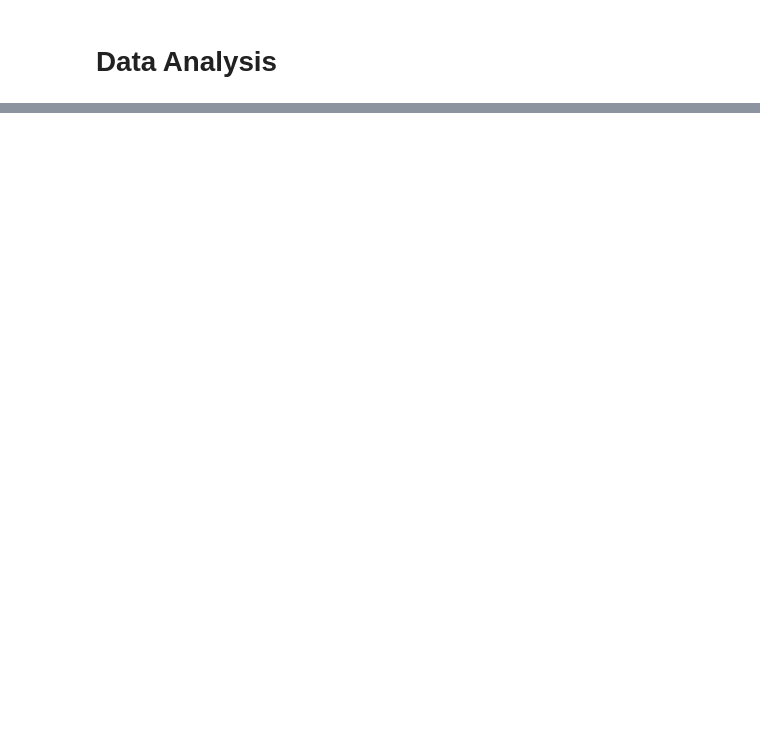
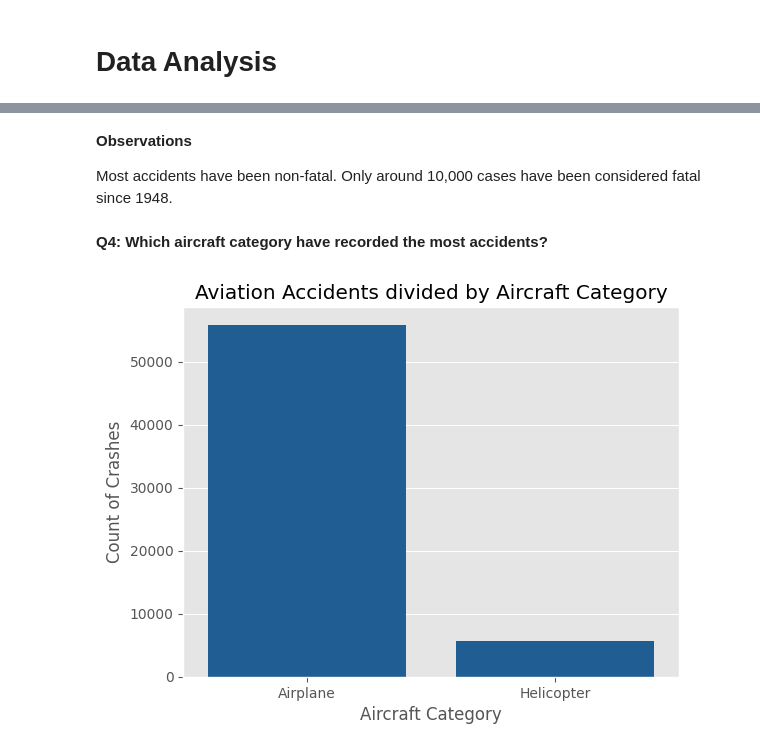
Before and after one commit to M-Nesphory/Aviation_Accident_Project, a Jupyter notebook: notebook.ipynb, the cells around one changed output, grey strips where cells are left out. Drawn from its saved outputs; the diff is of its cells as text; code cells hidden in the pictures; blank space fills up the shorter version.

```diff
--- a/notebook.ipynb
+++ b/notebook.ipynb
@@ -703,0 +750,13 @@ Q: What are the top 5 crashed planes?
+# %% [markdown]
+**Observations**
+
+Most accidents have been non-fatal. Only around 10,000 cases have been considered fatal since 1948.
+# %% [markdown]
+**Q4: Which aircraft category have recorded the most accidents?**
+# %%
+sns.countplot(x = us_accidents['aircraft_category'], color = '#0D5EA6')
+plt.title('Aviation Accidents divided by Aircraft Category')
+plt.xlabel("Aircraft Category")
+plt.ylabel("Count of Crashes");
+# %% [output]
+[figure, added]
```
Also changed, not shown: parts of 26 cells of this notebook.
